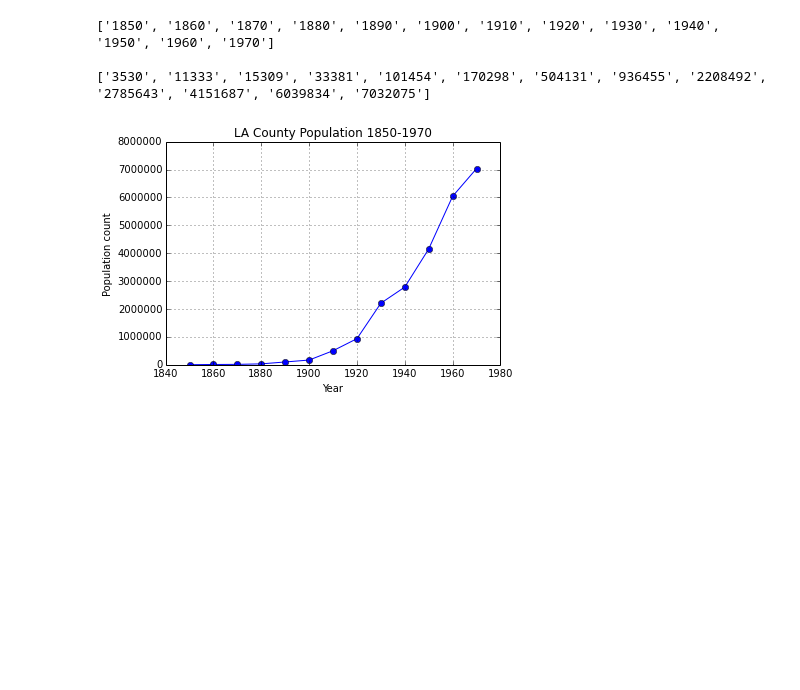
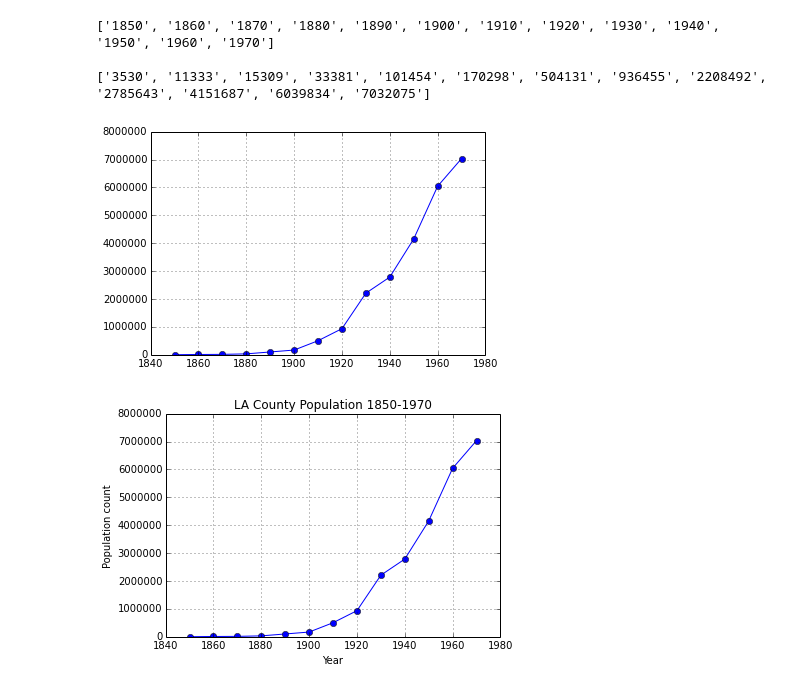
Before and after one commit to LACMTA/workshop_python-processing, a Jupyter notebook: notebook/1. read a csv.ipynb, the cells around one changed output. Saved outputs shown, nothing was run; the diff lists cells and outputs as text; code cells hidden in the pictures; blank space fills up the shorter version.

```diff
--- a/notebook/1. read a csv.ipynb
+++ b/notebook/1. read a csv.ipynb
@@ -238,4 +238,13 @@ print (populations)
 ['1850', '1860', '1870', '1880', '1890', '1900', '1910', '1920', '1930', '1940', '1950', '1960', '1970']
 
 ['3530', '11333', '15309', '33381', '101454', '170298', '504131', '936455', '2208492', '2785643', '4151687', '6039834', '7032075']
+# %%
+# a minimal example
+
+plt.plot(years, populations, marker='o')
+
+plt.grid()
+plt.show()
+# %% [output]
+[figure, added]
 # %%
```
Also changed, not shown: parts of 4 cells of this notebook.
